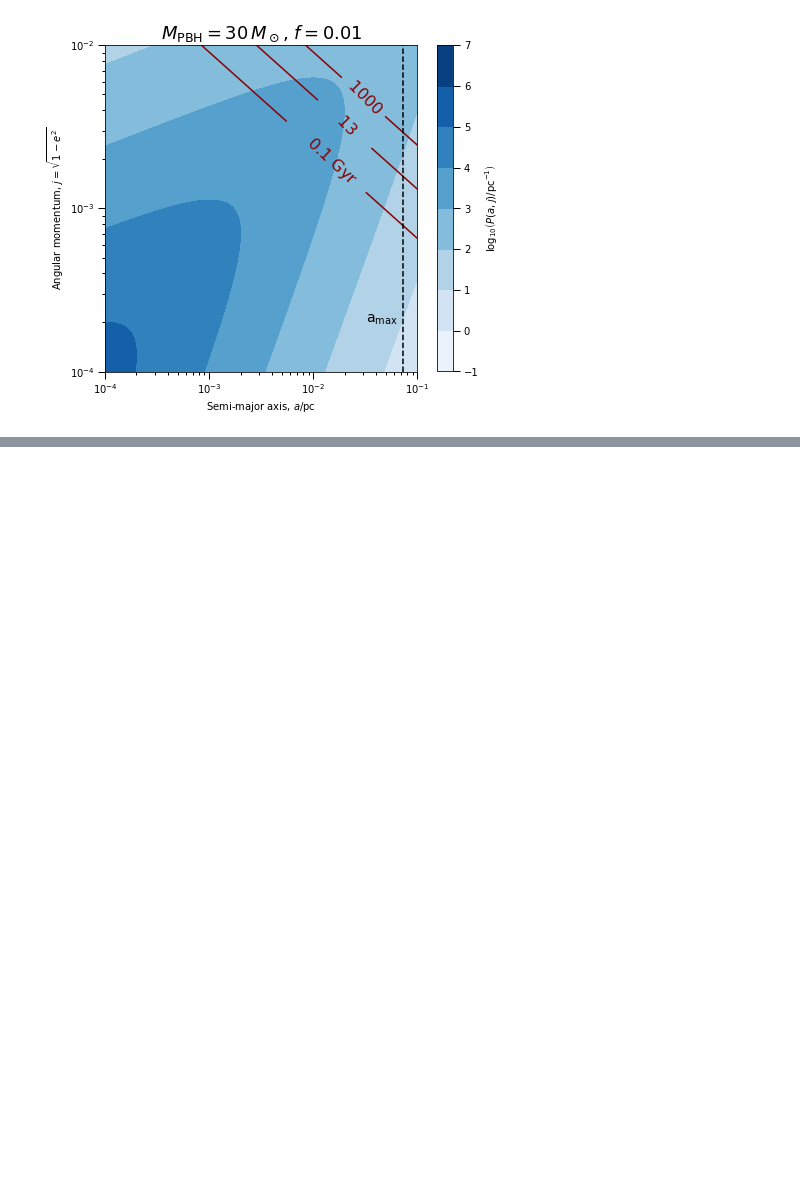
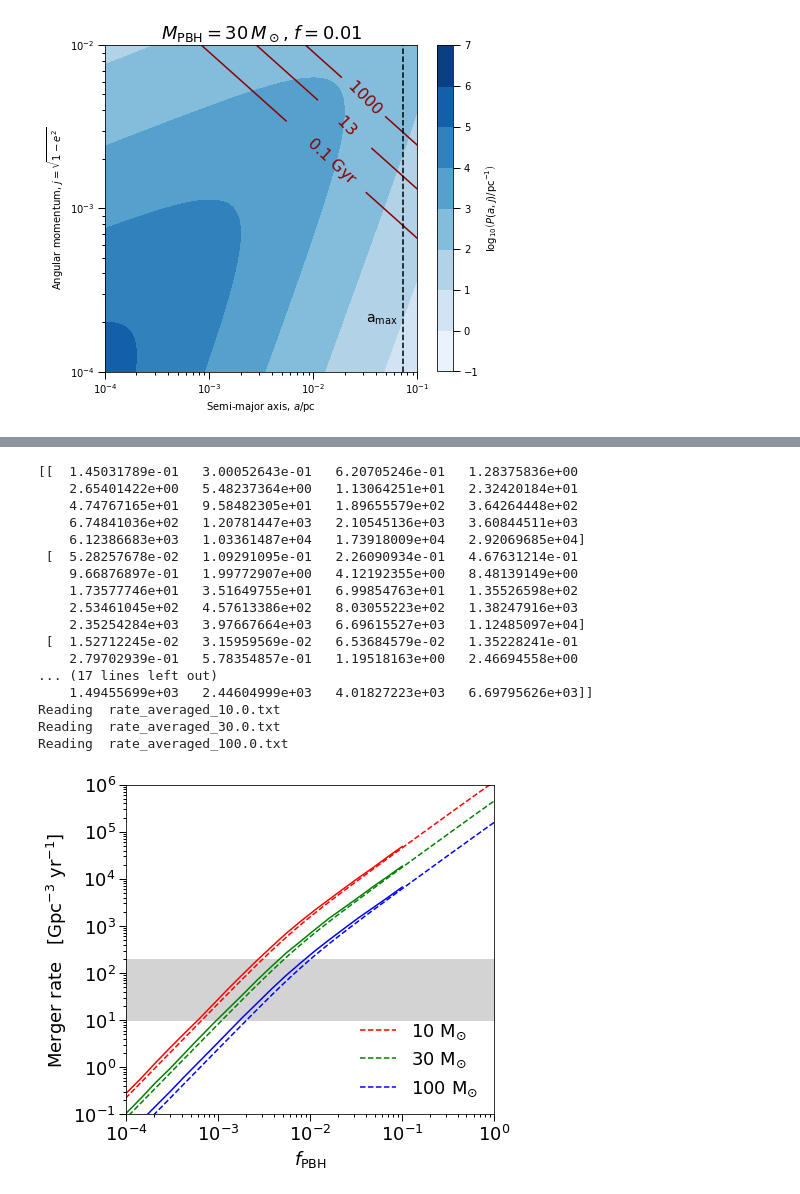
Before and after one commit to bradkav/BlackHolesDarkDress, a Jupyter notebook: MergerRateAndLimits.ipynb, the cells around one changed output, grey strips where cells are left out. Saved outputs shown, nothing was run; the diff lists cells and outputs as text; code cells hidden in the pictures; blank space fills up the shorter version.

```diff
--- a/MergerRateAndLimits.ipynb
+++ b/MergerRateAndLimits.ipynb
@@ -653,34 +664,53 @@ col = np.array(["red","green","blue"])
 
 for iM in range(Nm):
 
-    current_file = "rate_smooth_averaged_"
+    current_file = "rate_averaged_"
     if (iM==0):
         lab="10 M$_{\odot}$"
         current_file += (str(m_vec[iM]) + ".txt")
     if (iM==1):
         lab="30 M$_{\odot}$"
         current_file += (str(m_vec[iM]) + ".txt")
     if (iM==2):
         lab="100 M$_{\odot}$"
         current_file += (str(m_vec[iM]) + ".txt")
 
     print("Reading ",current_file)
 
     f_vec, rate_remapped_vec = np.loadtxt(current_file, usecols=(0, 2), unpack=True)
 
     pl.loglog(f_vec_analytical, rate_vec_analytical[iM,:], linewidth=1.5, ls="--", label=lab, color=col[iM])
     pl.loglog(f_vec, rate_remapped_vec, linewidth=1.5, ls="-", color=col[iM])
 
 pl.xlim(1.e-4,1.)
 pl.ylim(.1,1.e6)
 
 pl.fill_between(f_vec_analytical, 10., 200.0, color="lightGrey")
 
 pl.xlabel(r"$f_{\rm PBH}$")
 pl.ylabel(r"Merger rate   [Gpc$^{-3}$ yr$^{-1}$]")
 pl.tight_layout()
 
 pl.legend(loc='lower right', frameon=False)
 pl.savefig("ratePlot_smooth.pdf", format='pdf')
 
 pl.show()
+# %% [output]
+[[  1.45031789e-01   3.00052643e-01   6.20705246e-01   1.28375836e+00
+    2.65401422e+00   5.48237364e+00   1.13064251e+01   2.32420184e+01
+    4.74767165e+01   9.58482305e+01   1.89655579e+02   3.64264448e+02
+    6.74841036e+02   1.20781447e+03   2.10545136e+03   3.60844511e+03
+    6.12386683e+03   1.03361487e+04   1.73918009e+04   2.92069685e+04]
+ [  5.28257678e-02   1.09291095e-01   2.26090934e-01   4.67631214e-01
+    9.66876897e-01   1.99772907e+00   4.12192355e+00   8.48139149e+00
+    1.73577746e+01   3.51649755e+01   6.99854763e+01   1.35526598e+02
+    2.53461045e+02   4.57613386e+02   8.03055223e+02   1.38247916e+03
+    2.35254284e+03   3.97667664e+03   6.69615527e+03   1.12485097e+04]
+ [  1.52712245e-02   3.15959569e-02   6.53684579e-02   1.35228241e-01
+    2.79702939e-01   5.78354857e-01   1.19518163e+00   2.46694558e+00
+... (17 lines left out)
+    1.49455699e+03   2.44604999e+03   4.01827223e+03   6.69795626e+03]]
+Reading  rate_averaged_10.0.txt
+Reading  rate_averaged_30.0.txt
+Reading  rate_averaged_100.0.txt
+[figure, added]
```
Also changed, not shown: parts of 2 cells of this notebook.
